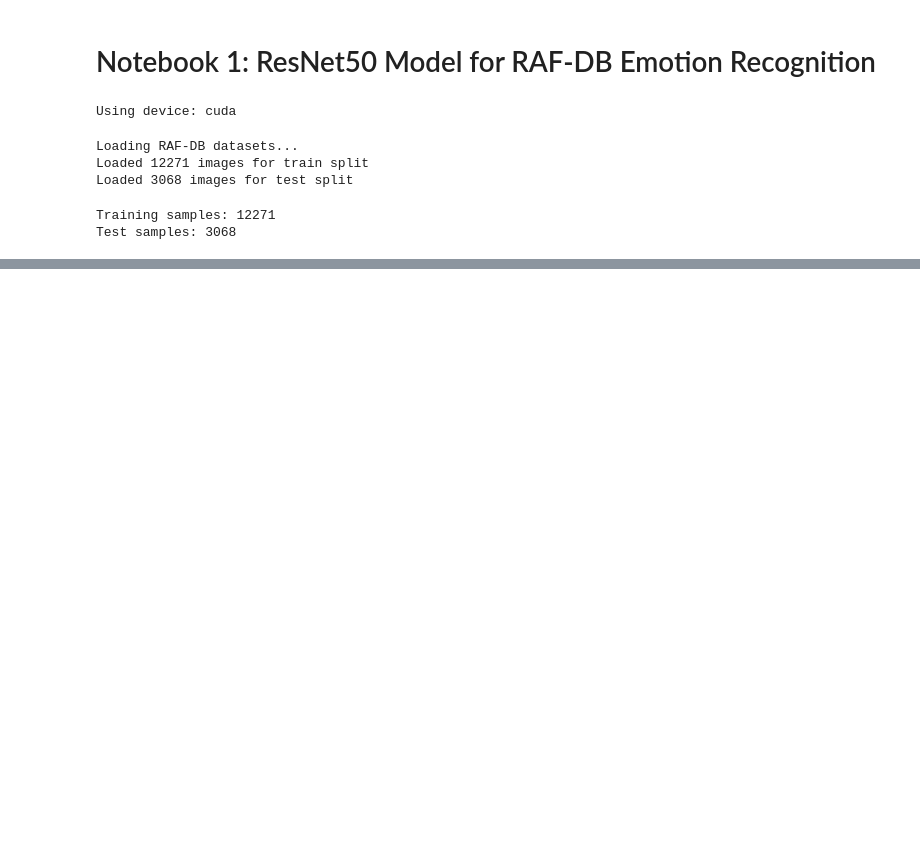
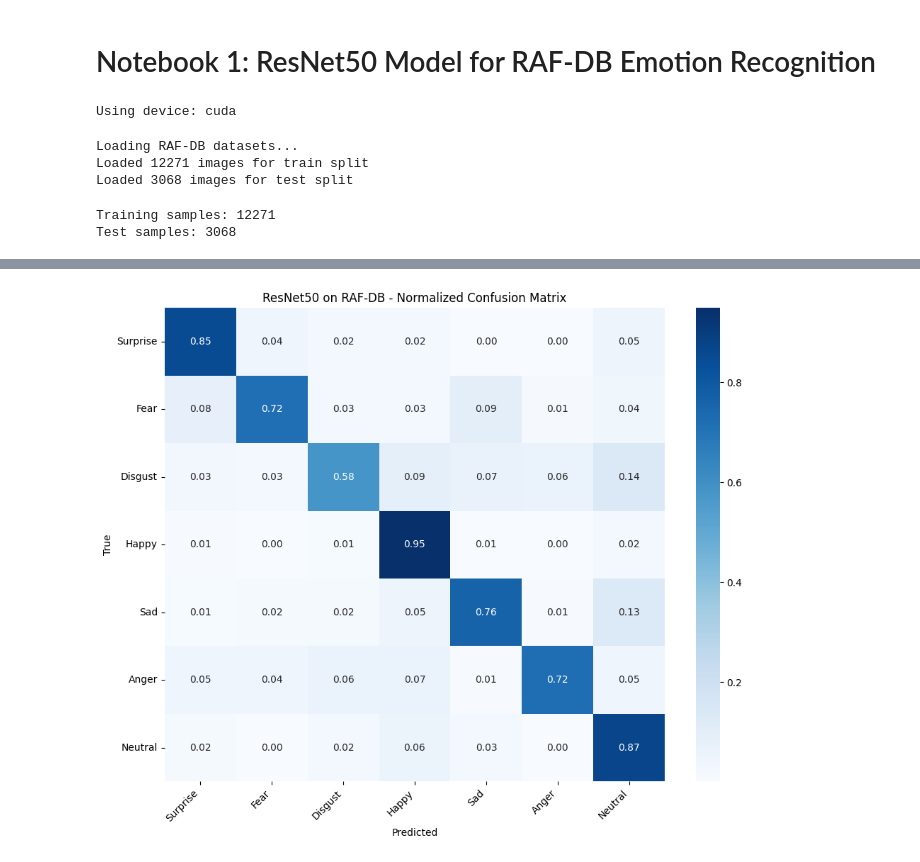
Before and after one commit to bouyassine11/ResNet50-Model-for-RAF-DB, a Jupyter notebook: Notebook.ipynb, the cells around one changed output, grey strips where cells are left out. Drawn from its saved outputs; the diff is of its cells as text; code cells hidden in the pictures; blank space fills up the shorter version.

```diff
--- a/Notebook.ipynb
+++ b/Notebook.ipynb
@@ -285,0 +346,21 @@ KeyboardInterrupt:
+# %%
+# Confusion matrix for ResNet50
+plt.figure(figsize=(10, 8))
+cm = confusion_matrix(resnet50_results['true_labels'], resnet50_results['predictions'])
+
+# Normalize confusion matrix
+cm_normalized = cm.astype('float') / cm.sum(axis=1)[:, np.newaxis]
+
+# Plot
+sns.heatmap(cm_normalized, annot=True, fmt='.2f', cmap='Blues',
+            xticklabels=EMOTIONS, yticklabels=EMOTIONS)
+plt.title('ResNet50 on RAF-DB - Normalized Confusion Matrix')
+plt.xlabel('Predicted')
+plt.ylabel('True')
+plt.xticks(rotation=45, ha='right')
+plt.yticks(rotation=0)
+plt.tight_layout()
+plt.savefig('resnet50_rafdb_confusion_matrix.png', dpi=300, bbox_inches='tight')
+plt.show()
+# %% [output]
+[figure, added]
```
Also changed, not shown: parts of 4 cells of this notebook.
